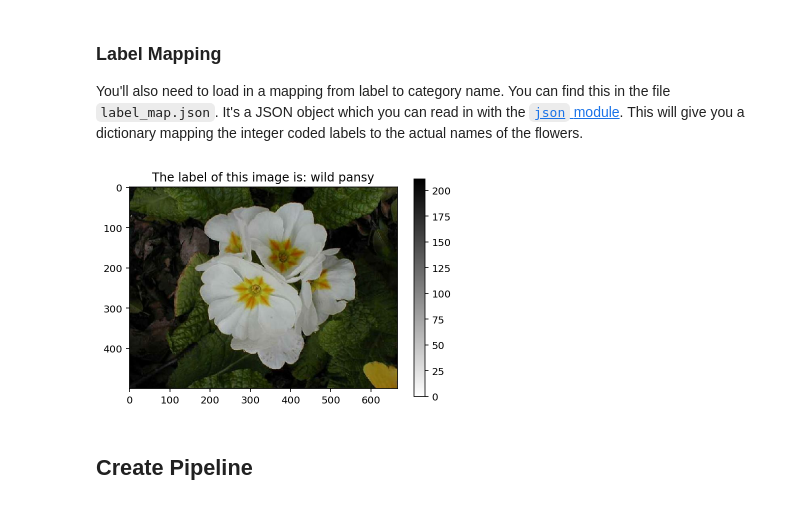
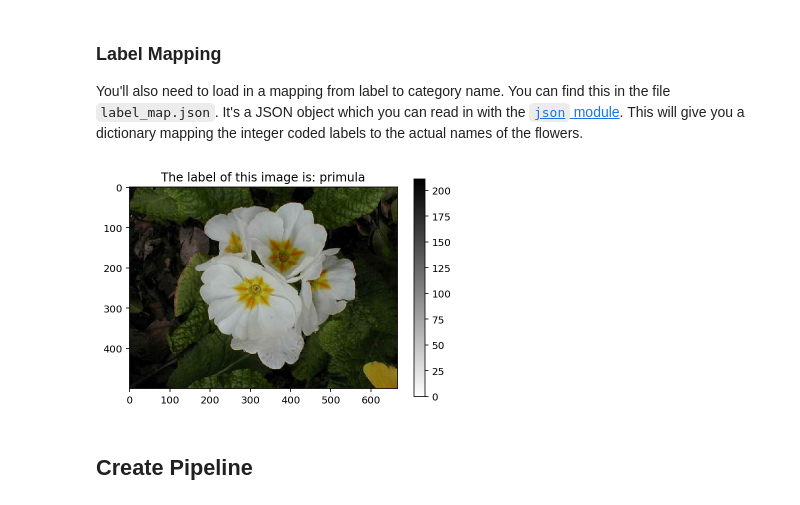
Before and after one commit to FedorSulaev/ImageClassifier, a Jupyter notebook: Project_Image_Classifier_Project.ipynb, the cells around one changed output. Drawn from its saved outputs; the diff is of its cells as text; code cells hidden in the pictures.

Commit message:
fix: Class name mapping

```diff
--- a/Project_Image_Classifier_Project.ipynb
+++ b/Project_Image_Classifier_Project.ipynb
@@ -140,13 +140,13 @@ with open('label_map.json', 'r') as f:
 # %%
 # TODO: Plot 1 image from the training set. Set the title
 # of the plot to the corresponding class name.
 
 plt.imshow(image, cmap = plt.cm.binary)
 plt.colorbar()
-plt.title('The label of this image is: {}'.format(class_names[str(label)]))
+plt.title('The label of this image is: {}'.format(class_names[str(label + 1)]))
 plt.show()
 # %% [output]
-[figure, old version]
+[figure, new version]
 # %% [markdown]
 ## Create Pipeline
 # %%
```
Also changed, not shown: parts of 6 cells of this notebook, 2 other files.
